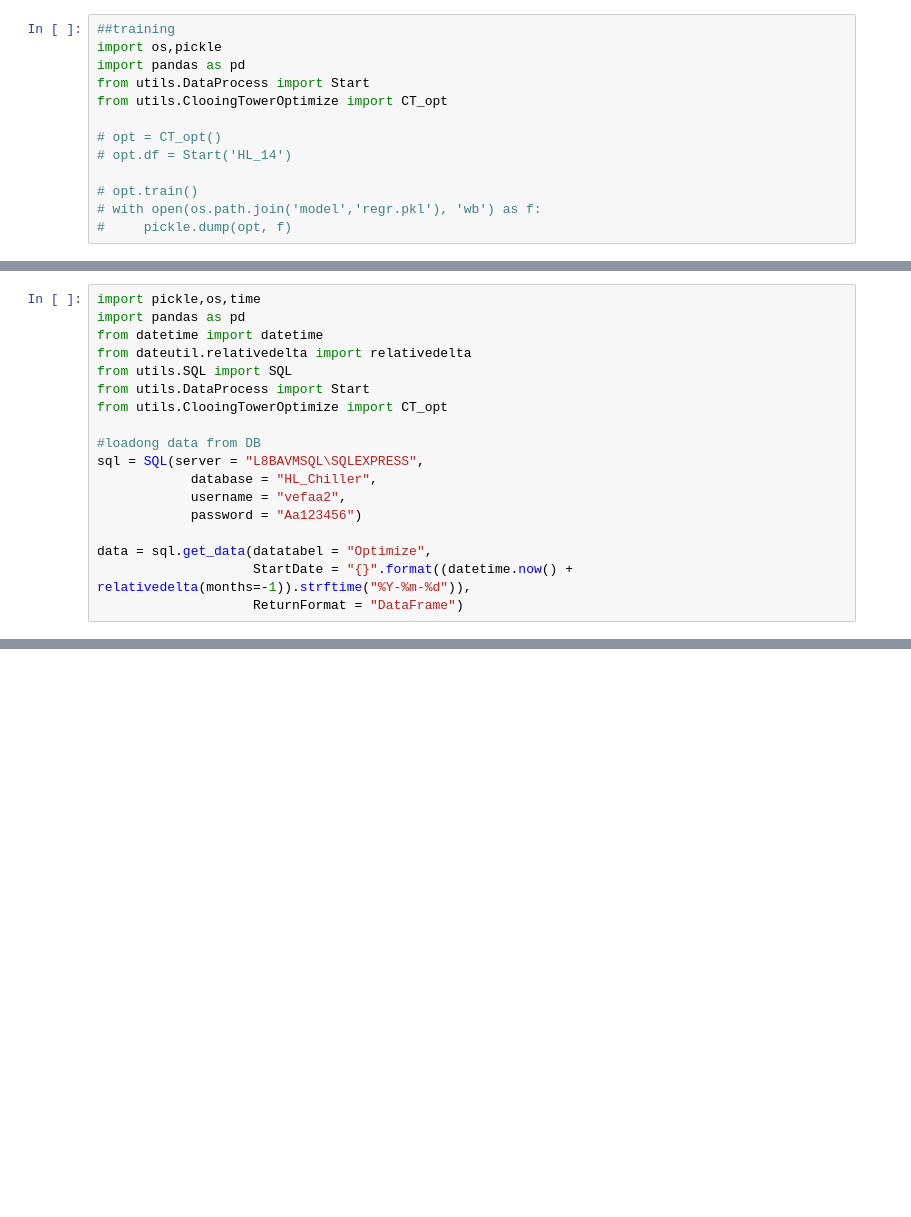
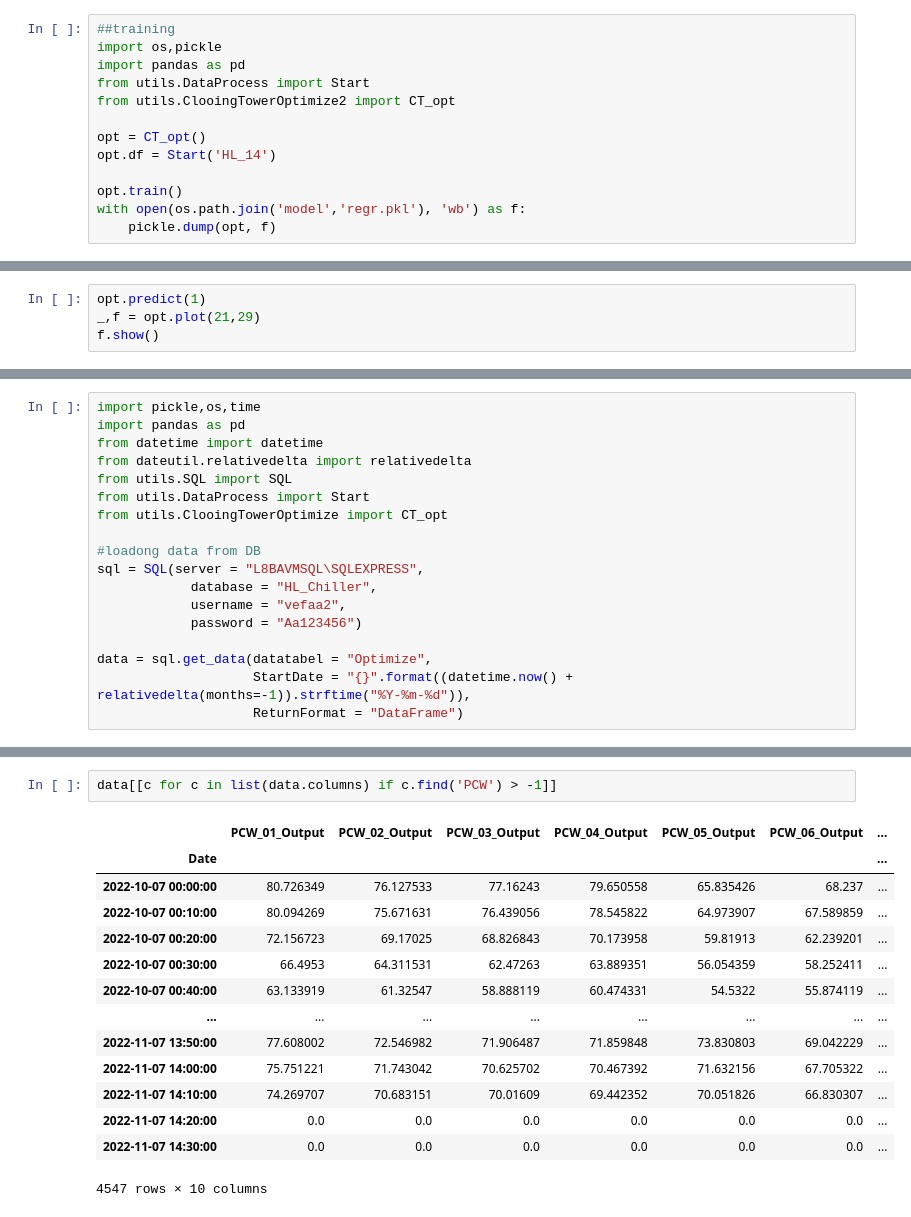
Before and after one commit to sungbohsun/HL_Chiller, a Jupyter notebook: HL_Chiller_14/EDA.ipynb, the cells around one changed output, grey strips where cells are left out. Drawn from its saved outputs; the diff is of its cells as text; blank space fills up the shorter version.

```diff
--- a/HL_Chiller_14/EDA.ipynb
+++ b/HL_Chiller_14/EDA.ipynb
@@ -3,11 +3,11 @@
 import os,pickle
 import pandas as pd
 from utils.DataProcess import Start
-from utils.ClooingTowerOptimize import CT_opt
+from utils.ClooingTowerOptimize2 import CT_opt
 
-# opt = CT_opt()
-# opt.df = Start('HL_14')
+opt = CT_opt()
+opt.df = Start('HL_14')
 
-# opt.train()
-# with open(os.path.join('model','regr.pkl'), 'wb') as f:
-#     pickle.dump(opt, f)
+opt.train()
+with open(os.path.join('model','regr.pkl'), 'wb') as f:
+    pickle.dump(opt, f)
@@ -14,3 +30,7 @@ from utils.ClooingTowerOptimize import CT_opt
+# %%
+opt.predict(1)
+_,f = opt.plot(21,29)
+f.show()
 # %%
 df = pd.read_csv(os.path.join('input','small_df.csv'))
 df1 = df.iloc[-50:]
@@ -192,0 +213,17 @@ data[['CH_9_sug_temp','CT_sug_temp']].iloc[-10:]
+# %%
+data[[c for c in list(data.columns) if c.find('PCW') > -1]]
+# %% [output]
+|  | PCW_01_Output | PCW_02_Output | PCW_03_Output | PCW_04_Output | PCW_05_Output | PCW_06_Output | ... |
+| Date |  |  |  |  |  |  | ... |
+| 2022-10-07 00:00:00 | 80.726349 | 76.127533 | 77.16243 | 79.650558 | 65.835426 | 68.237 | ... |
+| 2022-10-07 00:10:00 | 80.094269 | 75.671631 | 76.439056 | 78.545822 | 64.973907 | 67.589859 | ... |
+| 2022-10-07 00:20:00 | 72.156723 | 69.17025 | 68.826843 | 70.173958 | 59.81913 | 62.239201 | ... |
+| 2022-10-07 00:30:00 | 66.4953 | 64.311531 | 62.47263 | 63.889351 | 56.054359 | 58.252411 | ... |
+| 2022-10-07 00:40:00 | 63.133919 | 61.32547 | 58.888119 | 60.474331 | 54.5322 | 55.874119 | ... |
+| ... | ... | ... | ... | ... | ... | ... | ... |
+| 2022-11-07 13:50:00 | 77.608002 | 72.546982 | 71.906487 | 71.859848 | 73.830803 | 69.042229 | ... |
+| 2022-11-07 14:00:00 | 75.751221 | 71.743042 | 70.625702 | 70.467392 | 71.632156 | 67.705322 | ... |
+| 2022-11-07 14:10:00 | 74.269707 | 70.683151 | 70.01609 | 69.442352 | 70.051826 | 66.830307 | ... |
+| 2022-11-07 14:20:00 | 0.0 | 0.0 | 0.0 | 0.0 | 0.0 | 0.0 | ... |
+| 2022-11-07 14:30:00 | 0.0 | 0.0 | 0.0 | 0.0 | 0.0 | 0.0 | ... |
+4547 rows × 10 columns
```
Also changed, not shown: parts of 4 cells of this notebook, 20 other files.
